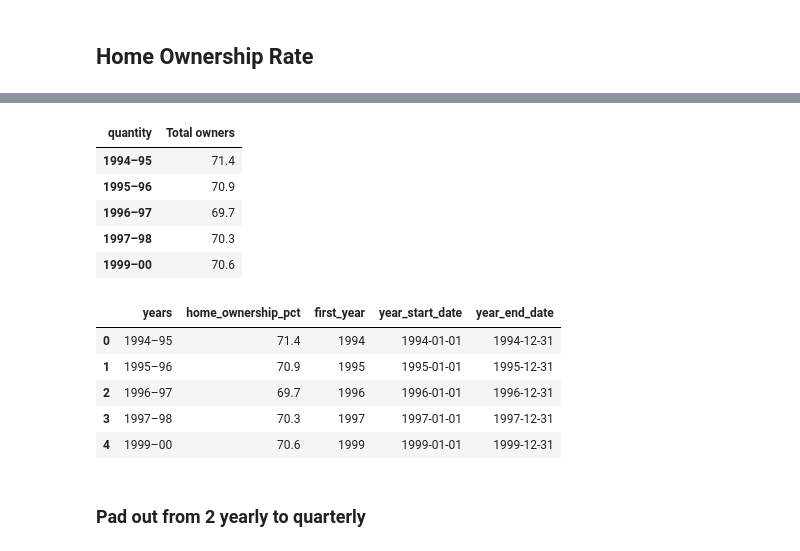
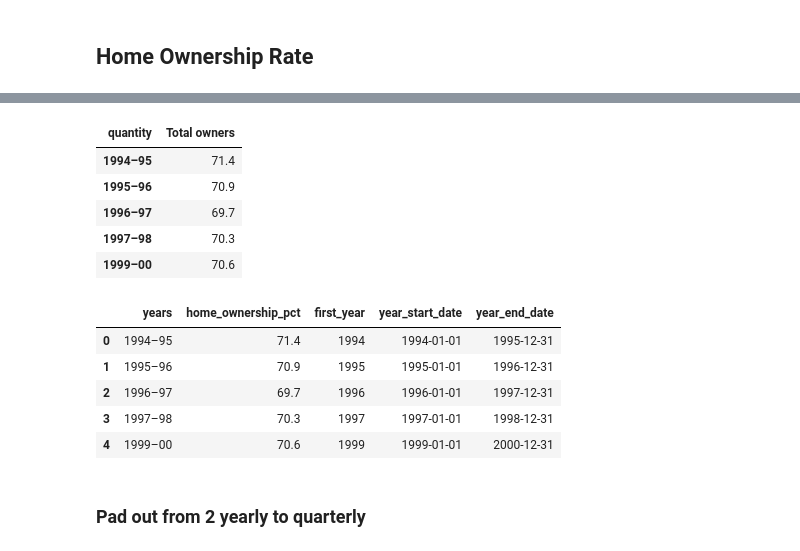
Before and after one commit to anna-mn-liang/econ6912-replication, a Jupyter notebook: src/scripts/data_cleaning.ipynb, the cells around one changed output, grey strips where cells are left out. Cells and saved outputs as stored; diff of their text form; code cells hidden in the pictures.

```diff
--- a/src/scripts/data_cleaning.ipynb
+++ b/src/scripts/data_cleaning.ipynb
@@ -269,32 +269,32 @@ display(df[df.index=='Total owners'])
 # %%
 # filter to % and not margin of error values
 first_colname = df.columns[0]
 total_owners_pct = df[(df.index=='Total owners') & (df[first_colname]=='%')]
 total_owners_pct = total_owners_pct.drop(columns=first_colname).T
 display(total_owners_pct.head())
 
 total_owners_pct = total_owners_pct.reset_index()
 total_owners_pct.columns= ['years', 'home_ownership_pct']
 # Note, splitting on wide dash `–` which is not the usual `-`
 total_owners_pct['first_year'] = total_owners_pct['years'].str.split("–", expand=True)[0].astype(int)
 total_owners_pct['year_start_date'] = pd.to_datetime(total_owners_pct['first_year'], format='%Y')
 # shift date to end of year
 # from pandas.tseries.offsets import DateOffset
-total_owners_pct['year_end_date'] = total_owners_pct['year_start_date'].apply(lambda date : date.replace(month=12, day=31))
+total_owners_pct['year_end_date'] = total_owners_pct['year_start_date'].apply(lambda date : date.replace(month=12, day=31))+pd.DateOffset(years=1)
 display(total_owners_pct.head())
 # %% [output]
 | quantity | Total owners |
 | 1994–95 | 71.4 |
 | 1995–96 | 70.9 |
 | 1996–97 | 69.7 |
 | 1997–98 | 70.3 |
 | 1999–00 | 70.6 |
 |  | years | home_ownership_pct | first_year | year_start_date | year_end_date |
-| 0 | 1994–95 | 71.4 | 1994 | 1994-01-01 | 1994-12-31 |
-| 1 | 1995–96 | 70.9 | 1995 | 1995-01-01 | 1995-12-31 |
-| 2 | 1996–97 | 69.7 | 1996 | 1996-01-01 | 1996-12-31 |
-| 3 | 1997–98 | 70.3 | 1997 | 1997-01-01 | 1997-12-31 |
-| 4 | 1999–00 | 70.6 | 1999 | 1999-01-01 | 1999-12-31 |
+| 0 | 1994–95 | 71.4 | 1994 | 1994-01-01 | 1995-12-31 |
+| 1 | 1995–96 | 70.9 | 1995 | 1995-01-01 | 1996-12-31 |
+| 2 | 1996–97 | 69.7 | 1996 | 1996-01-01 | 1997-12-31 |
+| 3 | 1997–98 | 70.3 | 1997 | 1997-01-01 | 1998-12-31 |
+| 4 | 1999–00 | 70.6 | 1999 | 1999-01-01 | 2000-12-31 |
 # %% [markdown]
 ### Pad out from 2 yearly to quarterly
 # %%
```
Also changed, not shown: parts of 4 cells of this notebook, 4 other files.
